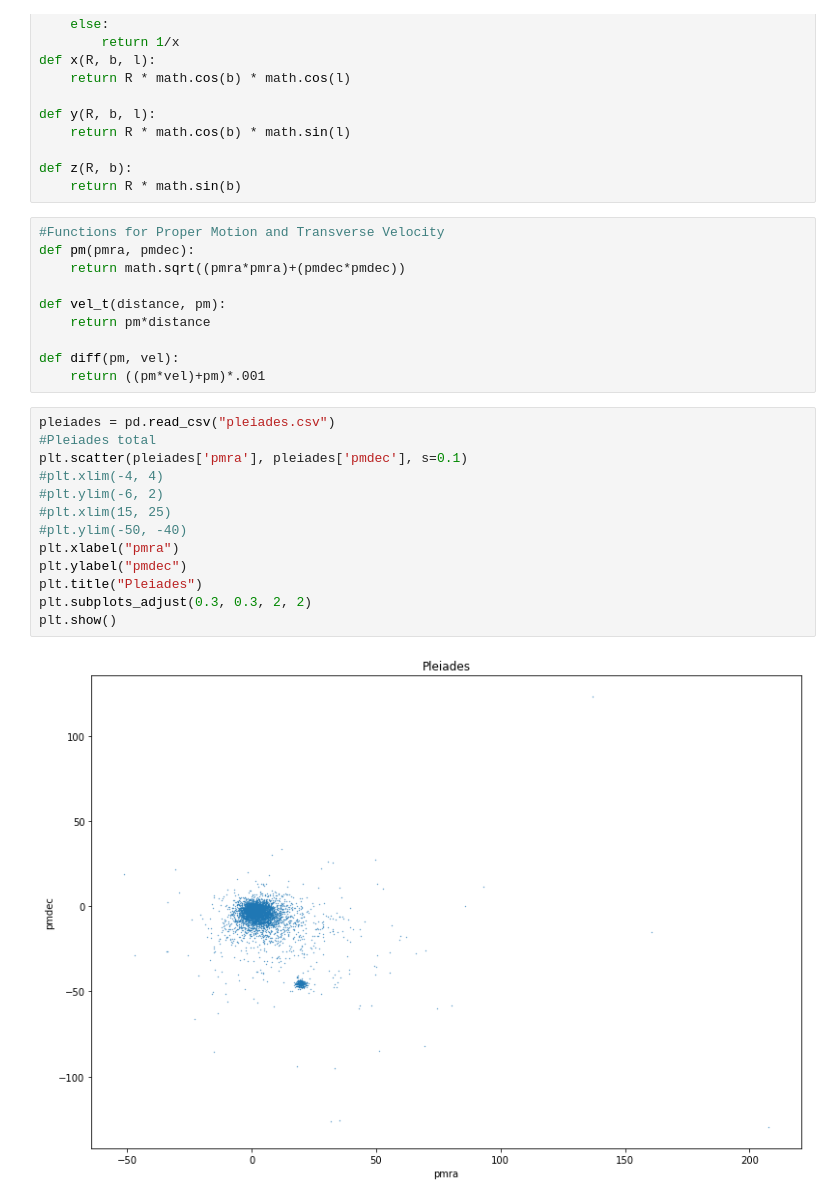
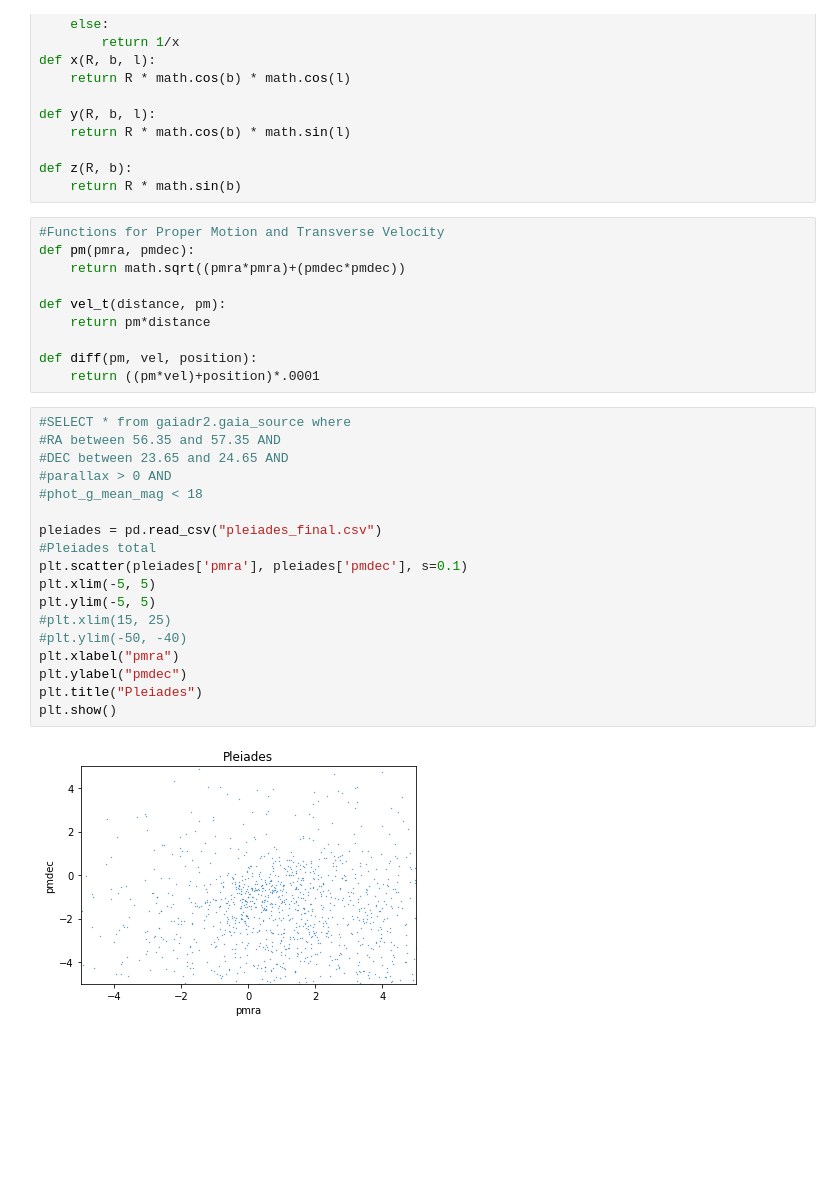
Before and after one commit to lauramv1832/Gaia, a Jupyter notebook: ProperMotion7.ipynb, the cells around one changed output. Saved outputs shown, nothing was run; the diff lists cells and outputs as text; blank space fills up the shorter version.

```diff
--- a/ProperMotion7.ipynb
+++ b/ProperMotion7.ipynb
@@ -39,21 +39,26 @@ def pm(pmra, pmdec):
 def vel_t(distance, pm):
     return pm*distance
 
-def diff(pm, vel):
-    return ((pm*vel)+pm)*.001
+def diff(pm, vel, position):
+    return ((pm*vel)+position)*.0001
 # %%
-pleiades = pd.read_csv("pleiades.csv")
+#SELECT * from gaiadr2.gaia_source where
+#RA between 56.35 and 57.35 AND
+#DEC between 23.65 and 24.65 AND
+#parallax > 0 AND
+#phot_g_mean_mag < 18
+
+pleiades = pd.read_csv("pleiades_final.csv")
 #Pleiades total
 plt.scatter(pleiades['pmra'], pleiades['pmdec'], s=0.1)
-#plt.xlim(-4, 4)
-#plt.ylim(-6, 2)
+plt.xlim(-5, 5)
+plt.ylim(-5, 5)
 #plt.xlim(15, 25)
 #plt.ylim(-50, -40)
 plt.xlabel("pmra")
 plt.ylabel("pmdec")
 plt.title("Pleiades")
-plt.subplots_adjust(0.3, 0.3, 2, 2)
 plt.show()
 # %% [output]
-[figure, old version]
+[figure, new version]
 # %%
```
Also changed, not shown: parts of 27 cells of this notebook, 2 other files.
